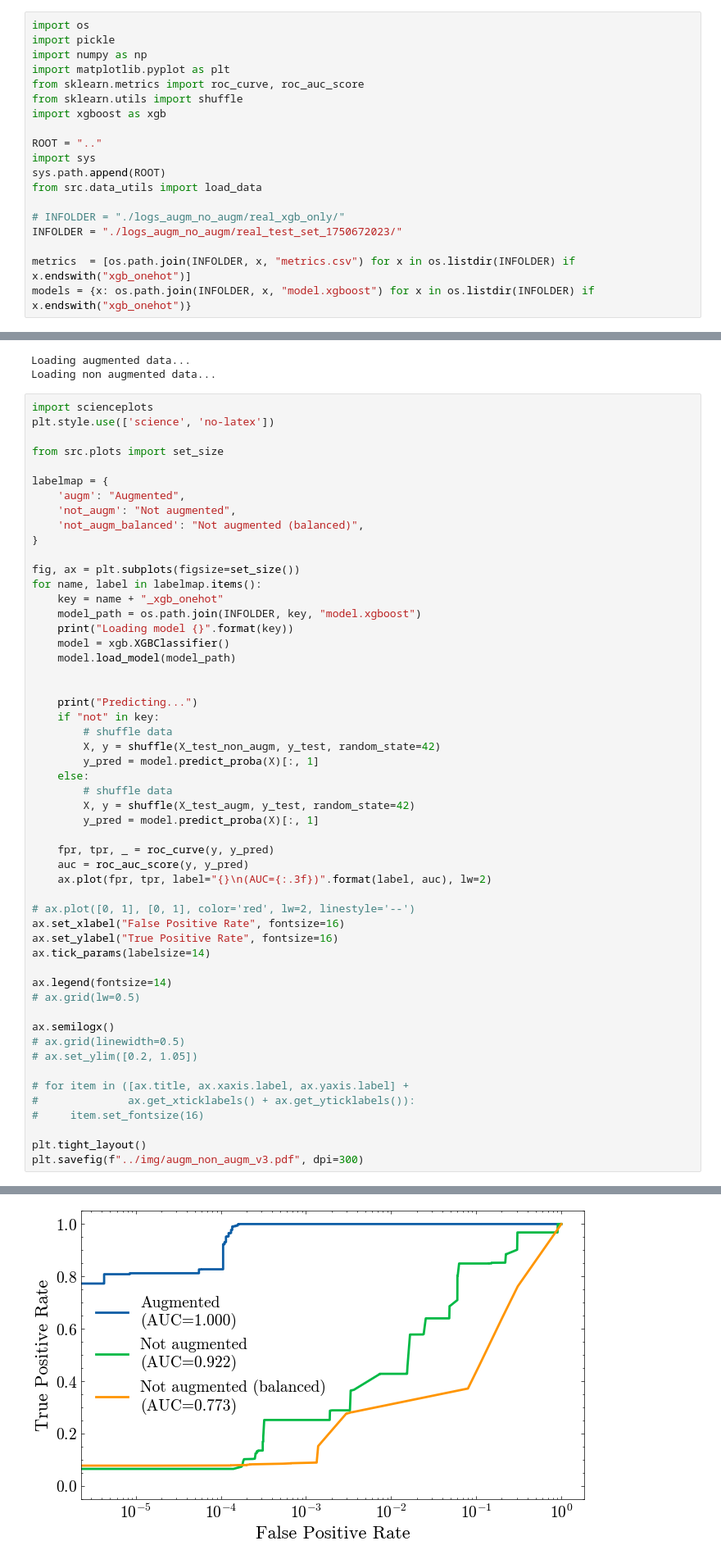
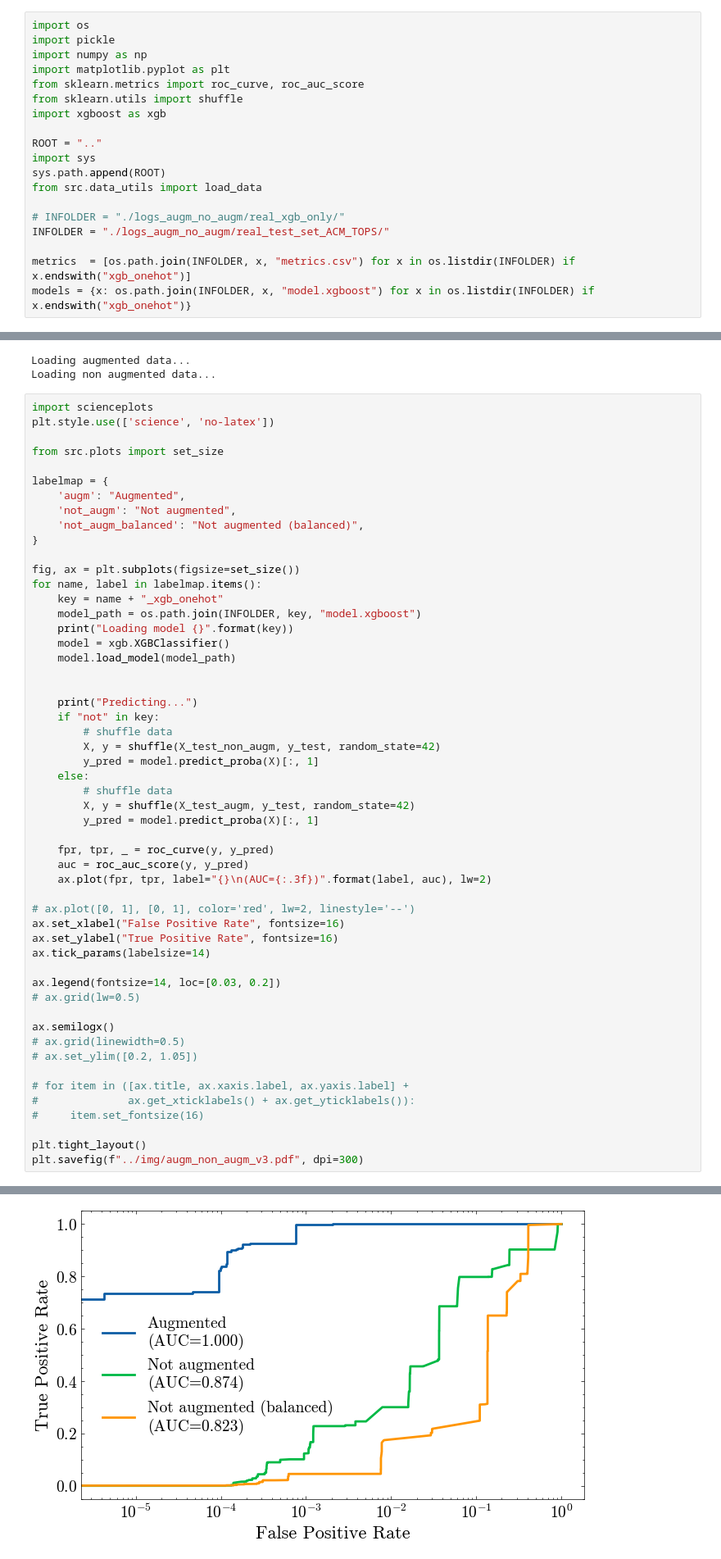
Before and after one commit to dtrizna/QuasarNix, a Jupyter notebook: experiments/results_augm_no_augm_real_xgb_only.ipynb, the cells around one changed output, grey strips where cells are left out. Shown: that part at 82% size. Saved outputs shown, nothing was run; the diff lists cells and outputs as text.

```diff
--- a/experiments/results_augm_no_augm_real_xgb_only.ipynb
+++ b/experiments/results_augm_no_augm_real_xgb_only.ipynb
@@ -13,7 +13,7 @@ sys.path.append(ROOT)
 from src.data_utils import load_data
 
 # INFOLDER = "./logs_augm_no_augm/real_xgb_only/"
-INFOLDER = "./logs_augm_no_augm/real_test_set_1750672023/"
+INFOLDER = "./logs_augm_no_augm/real_test_set_ACM_TOPS/"
 
 metrics  = [os.path.join(INFOLDER, x, "metrics.csv") for x in os.listdir(INFOLDER) if x.endswith("xgb_onehot")]
 models = {x: os.path.join(INFOLDER, x, "model.xgboost") for x in os.listdir(INFOLDER) if x.endswith("xgb_onehot")}
@@ -73,32 +73,32 @@ for name, label in labelmap.items():
         y_pred = model.predict_proba(X)[:, 1]
 
     fpr, tpr, _ = roc_curve(y, y_pred)
     auc = roc_auc_score(y, y_pred)
     ax.plot(fpr, tpr, label="{}\n(AUC={:.3f})".format(label, auc), lw=2)
 
 # ax.plot([0, 1], [0, 1], color='red', lw=2, linestyle='--')
 ax.set_xlabel("False Positive Rate", fontsize=16)
 ax.set_ylabel("True Positive Rate", fontsize=16)
 ax.tick_params(labelsize=14)
 
-ax.legend(fontsize=14)
+ax.legend(fontsize=14, loc=[0.03, 0.2])
 # ax.grid(lw=0.5)
 
 ax.semilogx()
 # ax.grid(linewidth=0.5)
 # ax.set_ylim([0.2, 1.05])
 
 # for item in ([ax.title, ax.xaxis.label, ax.yaxis.label] +
 #              ax.get_xticklabels() + ax.get_yticklabels()):
 #     item.set_fontsize(16)
 
 plt.tight_layout()
 plt.savefig(f"../img/augm_non_augm_v3.pdf", dpi=300)
 # %% [output]
 Loading model augm_xgb_onehot
 Predicting...
 Loading model not_augm_xgb_onehot
 Predicting...
 Loading model not_augm_balanced_xgb_onehot
 Predicting...
-[figure, old version]
+[figure, new version]
```
Also changed, not shown: parts of 1 cell of this notebook, 4 other files.
